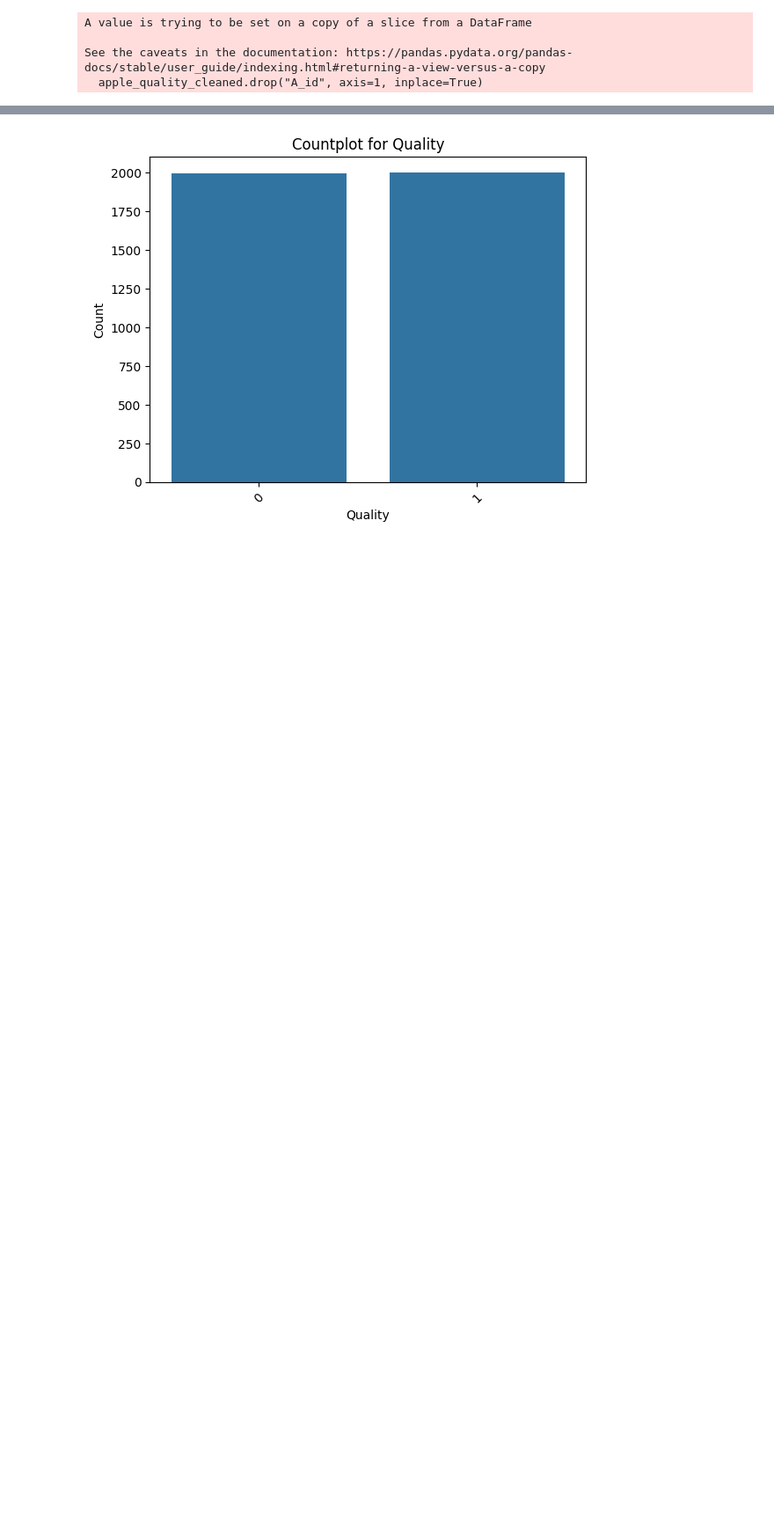
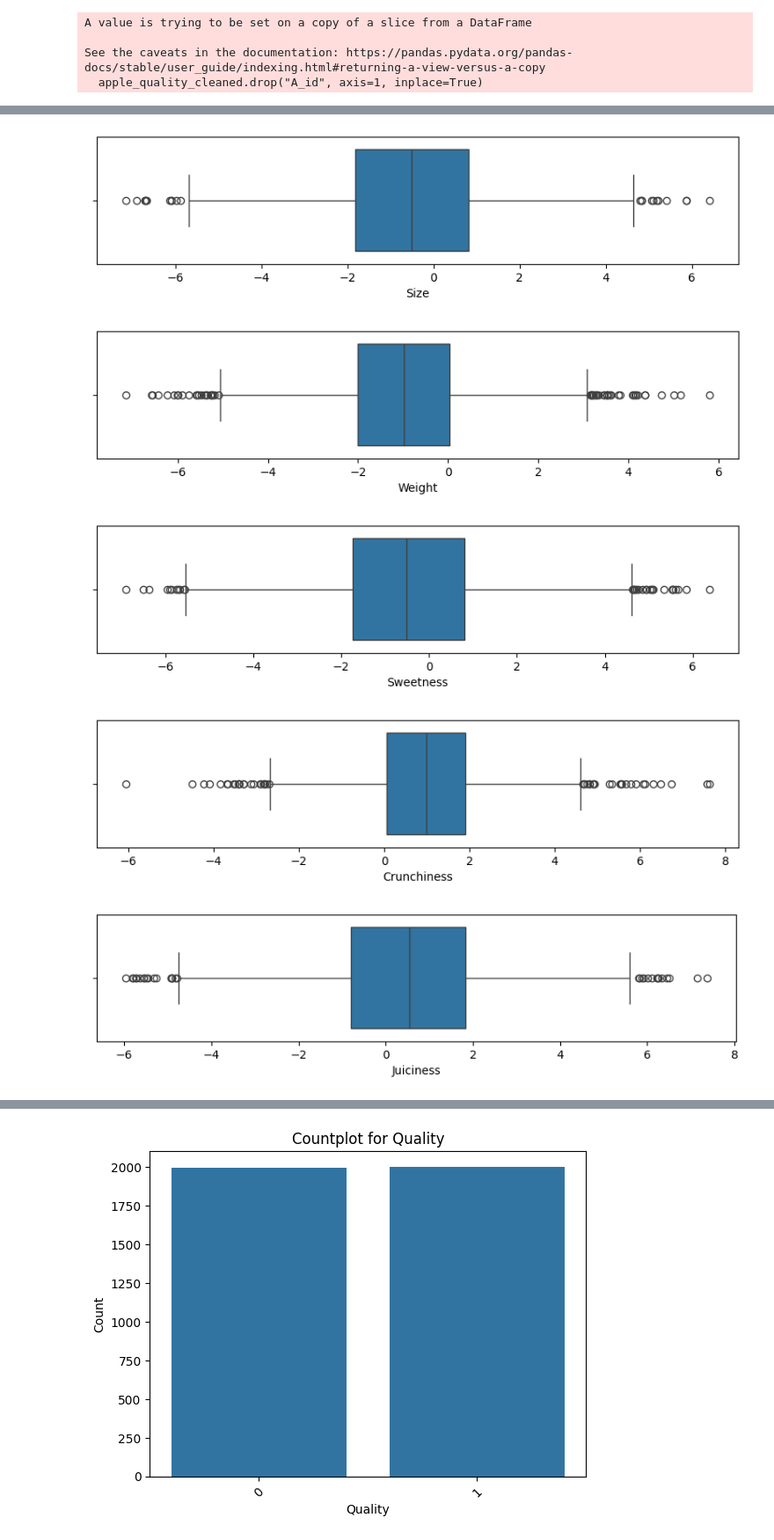
Before and after one commit to aberger1999/Apple-Quality, a Jupyter notebook: Apple Quality Notebook-checkpoint.ipynb, the cells around one changed output, grey strips where cells are left out. Shown at 88% size. Drawn from its saved outputs; the diff is of its cells as text; code cells hidden in the pictures; blank space fills up the shorter version.

```diff
--- a/Apple Quality Notebook-checkpoint.ipynb
+++ b/Apple Quality Notebook-checkpoint.ipynb
@@ -157,0 +164,11 @@ for column in numerical_columns.columns:
+# %%
+for i in apple_quality_cleaned.columns:
+    plt.figure(figsize=(10, 2))
+    sns.boxplot(data=apple_quality_cleaned, x=i)
+    plt.show()
+# %% [output]
+[figure, added]
+[figure, added]
+[figure, added]
+[figure, added]
+[figure, added]
```
Also changed, not shown: parts of 13 cells of this notebook.
